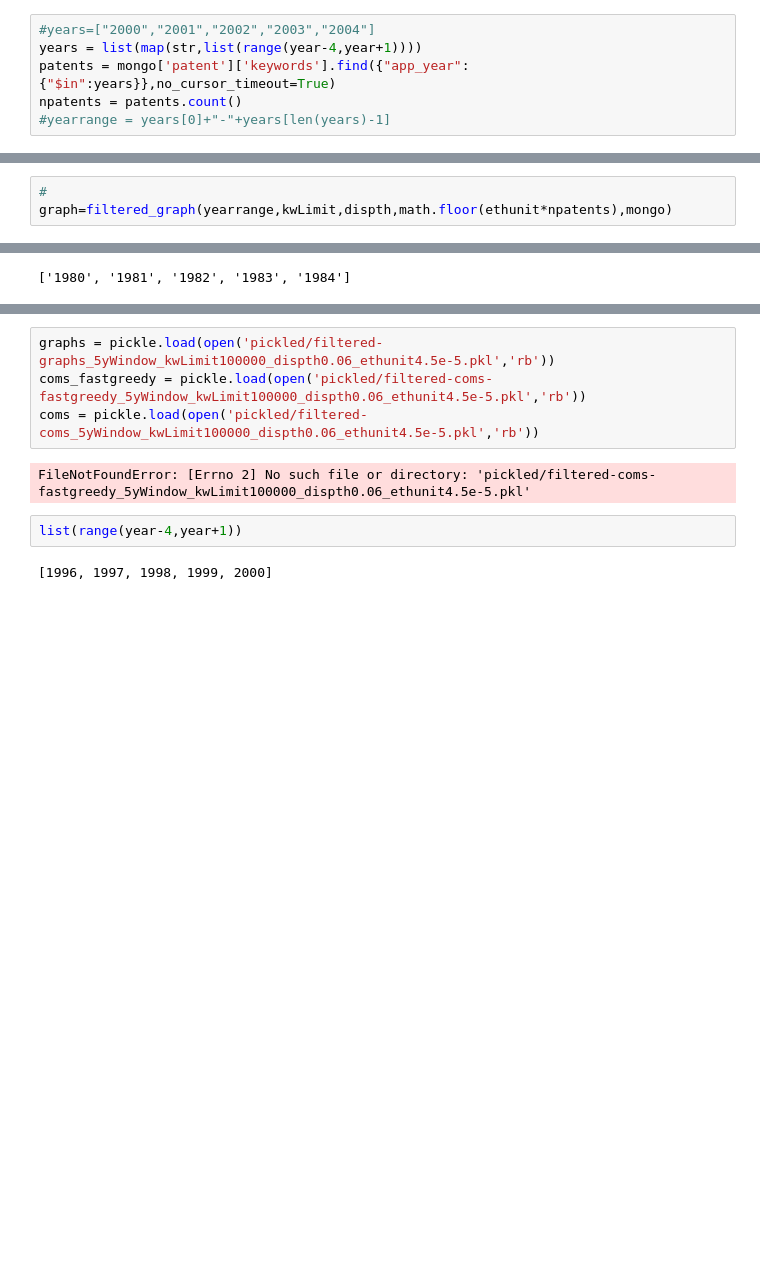
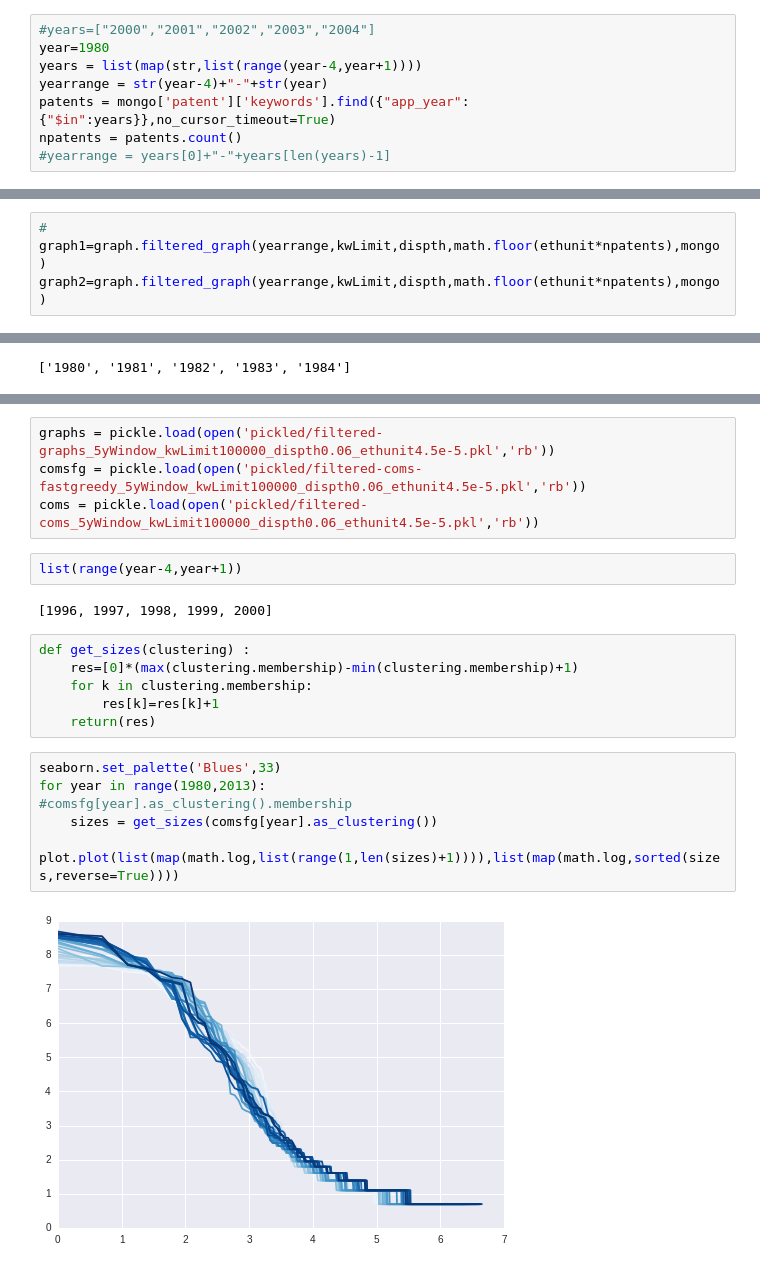
Before and after one commit to JusteRaimbault/PatentsMining, a Jupyter notebook: Models/Semantic/Analysis.ipynb, the cells around one changed output, grey strips where cells are left out. Saved outputs shown, nothing was run; the diff lists cells and outputs as text; blank space fills up the shorter version.

```diff
--- a/Models/Semantic/Analysis.ipynb
+++ b/Models/Semantic/Analysis.ipynb
@@ -15,7 +15,9 @@ dispth=0.06
 ethunit=4.5e-5
 # %%
 #years=["2000","2001","2002","2003","2004"]
+year=1980
 years = list(map(str,list(range(year-4,year+1))))
+yearrange = str(year-4)+"-"+str(year)
 patents = mongo['patent']['keywords'].find({"app_year":{"$in":years}},no_cursor_timeout=True)
 npatents = patents.count()
 #yearrange = years[0]+"-"+years[len(years)-1]
@@ -24,4 +26,5 @@ npatents = patents.count()
 export_filtered_graphs(years,kwLimit,dispth,ethunit)
 # %%
 #
-graph=filtered_graph(yearrange,kwLimit,dispth,math.floor(ethunit*npatents),mongo)
+graph1=graph.filtered_graph(yearrange,kwLimit,dispth,math.floor(ethunit*npatents),mongo)
+graph2=graph.filtered_graph(yearrange,kwLimit,dispth,math.floor(ethunit*npatents),mongo)
@@ -66,11 +73,23 @@ pickle.dump(coms_fastgreedy,open('pickled/filtered-coms-fastgreedy_5yWindow_kwLi
 pickle.dump(coms,open('pickled/filtered-coms_5yWindow_kwLimit100000_dispth0.06_ethunit4.5e-5.pkl','wb'))
 # %%
 graphs = pickle.load(open('pickled/filtered-graphs_5yWindow_kwLimit100000_dispth0.06_ethunit4.5e-5.pkl','rb'))
-coms_fastgreedy = pickle.load(open('pickled/filtered-coms-fastgreedy_5yWindow_kwLimit100000_dispth0.06_ethunit4.5e-5.pkl','rb'))
+comsfg = pickle.load(open('pickled/filtered-coms-fastgreedy_5yWindow_kwLimit100000_dispth0.06_ethunit4.5e-5.pkl','rb'))
 coms = pickle.load(open('pickled/filtered-coms_5yWindow_kwLimit100000_dispth0.06_ethunit4.5e-5.pkl','rb'))
-# %% [output]
-FileNotFoundError: [Errno 2] No such file or directory: 'pickled/filtered-coms-fastgreedy_5yWindow_kwLimit100000_dispth0.06_ethunit4.5e-5.pkl'
 # %%
 list(range(year-4,year+1))
 # %% [output]
 [1996, 1997, 1998, 1999, 2000]
+# %%
+def get_sizes(clustering) :
+    res=[0]*(max(clustering.membership)-min(clustering.membership)+1)
+    for k in clustering.membership:
+        res[k]=res[k]+1
+    return(res)
+# %%
+seaborn.set_palette('Blues',33)
+for year in range(1980,2013):
+#comsfg[year].as_clustering().membership
+    sizes = get_sizes(comsfg[year].as_clustering())
+    plot.plot(list(map(math.log,list(range(1,len(sizes)+1)))),list(map(math.log,sorted(sizes,reverse=True))))
+# %% [output]
+[figure, added]
```
Also changed, not shown: parts of 8 cells of this notebook, 5 other files.
